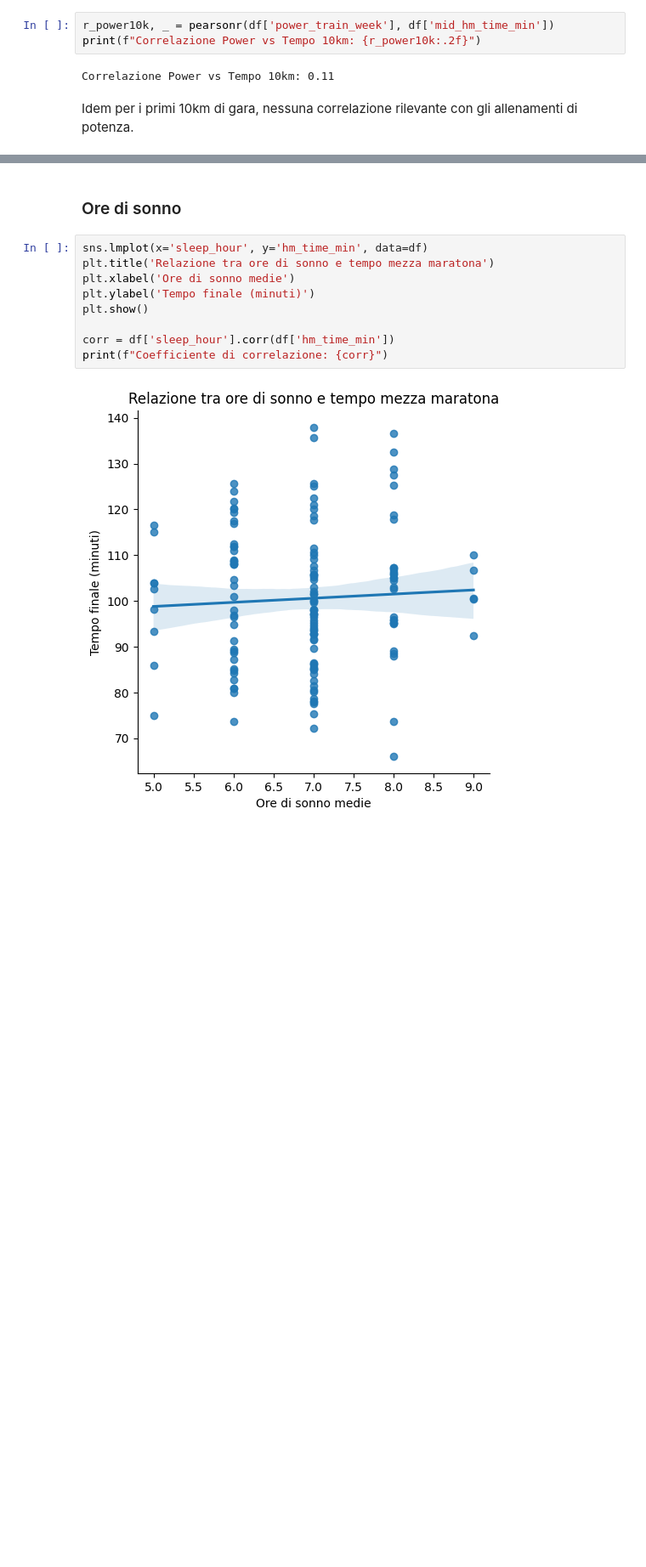
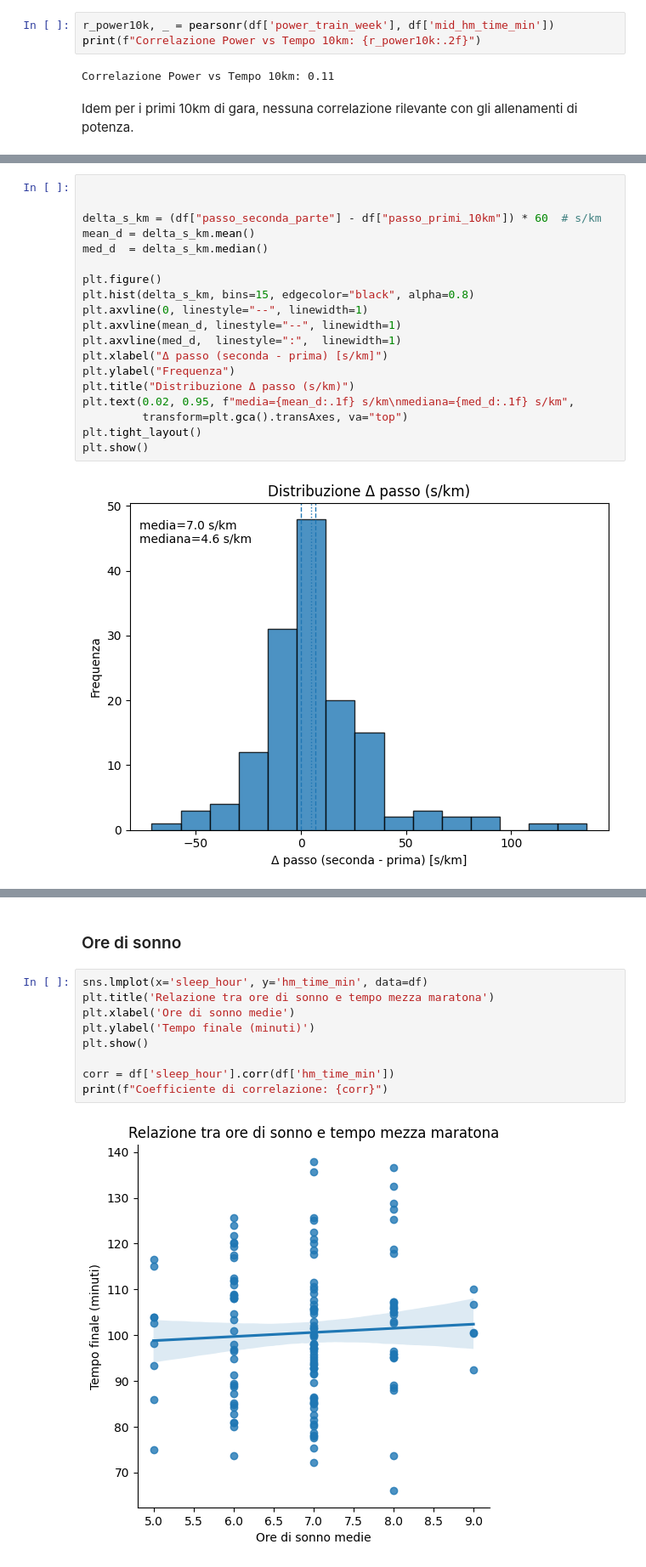
Before and after one commit to gabrynapo/HM_Time_Prediction_Thesis, a Jupyter notebook: data_analysis.ipynb, the cells around one changed output, grey strips where cells are left out. Shown at 85% size. Cells and saved outputs as stored; diff of their text form; blank space fills up the shorter version.

```diff
--- a/data_analysis.ipynb
+++ b/data_analysis.ipynb
@@ -291,0 +371,21 @@ Idem per i primi 10km di gara, nessuna correlazione rilevante con gli allenament
+# %%
+
+
+delta_s_km = (df["passo_seconda_parte"] - df["passo_primi_10km"]) * 60  # s/km
+mean_d = delta_s_km.mean()
+med_d  = delta_s_km.median()
+
+plt.figure()
+plt.hist(delta_s_km, bins=15, edgecolor="black", alpha=0.8)
+plt.axvline(0, linestyle="--", linewidth=1)
+plt.axvline(mean_d, linestyle="--", linewidth=1)
+plt.axvline(med_d,  linestyle=":",  linewidth=1)
+plt.xlabel("Δ passo (seconda - prima) [s/km]")
+plt.ylabel("Frequenza")
+plt.title("Distribuzione Δ passo (s/km)")
+plt.text(0.02, 0.95, f"media={mean_d:.1f} s/km\nmediana={med_d:.1f} s/km",
+         transform=plt.gca().transAxes, va="top")
+plt.tight_layout()
+plt.show()
+# %% [output]
+[figure, added]
```
Also changed, not shown: parts of 20 cells of this notebook, 1 other file.
